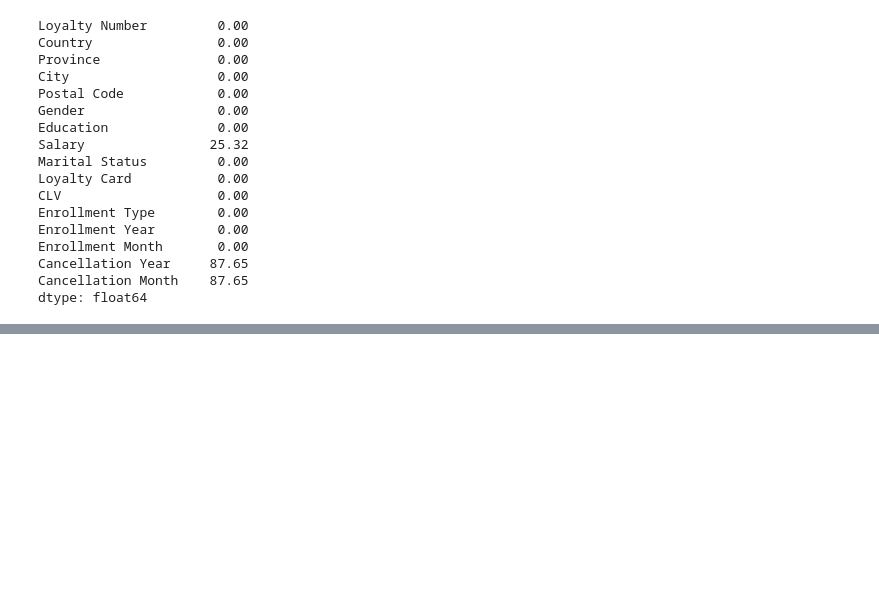
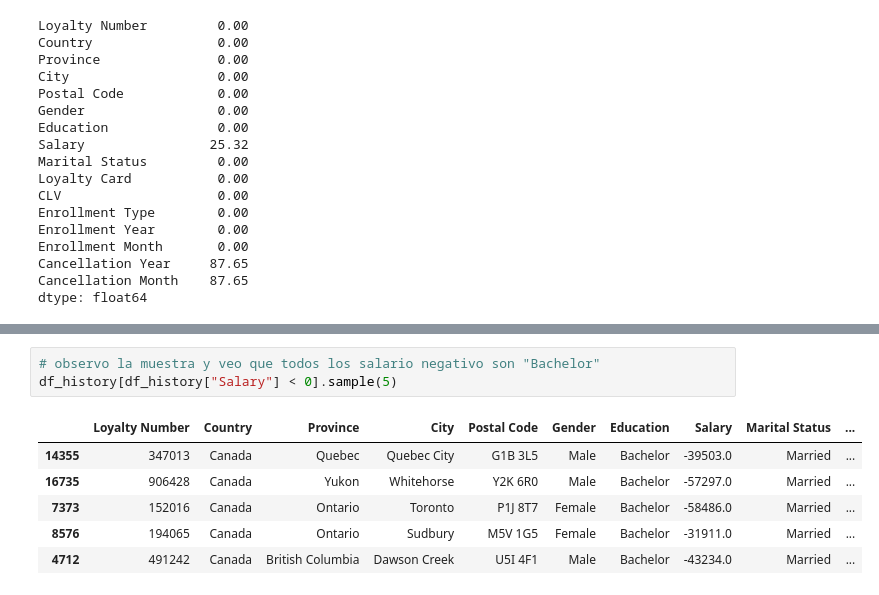
Before and after one commit to Adalab/bda-modulo-3-evaluacion-final-Andrea-Gauger, a Jupyter notebook: notebooks/01_eda.ipynb, the cells around one changed output, grey strips where cells are left out. Cells and saved outputs as stored; diff of their text form; blank space fills up the shorter version.

```diff
--- a/notebooks/01_eda.ipynb
+++ b/notebooks/01_eda.ipynb
@@ -326,0 +464,10 @@ dtype: float64
+# %%
+# observo la muestra y veo que todos los salario negativo son "Bachelor"
+df_history[df_history["Salary"] < 0].sample(5)
+# %% [output]
+|  | Loyalty Number | Country | Province | City | Postal Code | Gender | Education | Salary | Marital Status | ... |
+| 14355 | 347013 | Canada | Quebec | Quebec City | G1B 3L5 | Male | Bachelor | -39503.0 | Married | ... |
+| 16735 | 906428 | Canada | Yukon | Whitehorse | Y2K 6R0 | Male | Bachelor | -57297.0 | Married | ... |
+| 7373 | 152016 | Canada | Ontario | Toronto | P1J 8T7 | Female | Bachelor | -58486.0 | Married | ... |
+| 8576 | 194065 | Canada | Ontario | Sudbury | M5V 1G5 | Female | Bachelor | -31911.0 | Married | ... |
+| 4712 | 491242 | Canada | British Columbia | Dawson Creek | U5I 4F1 | Male | Bachelor | -43234.0 | Married | ... |
```
Also changed, not shown: parts of 44 cells of this notebook.
